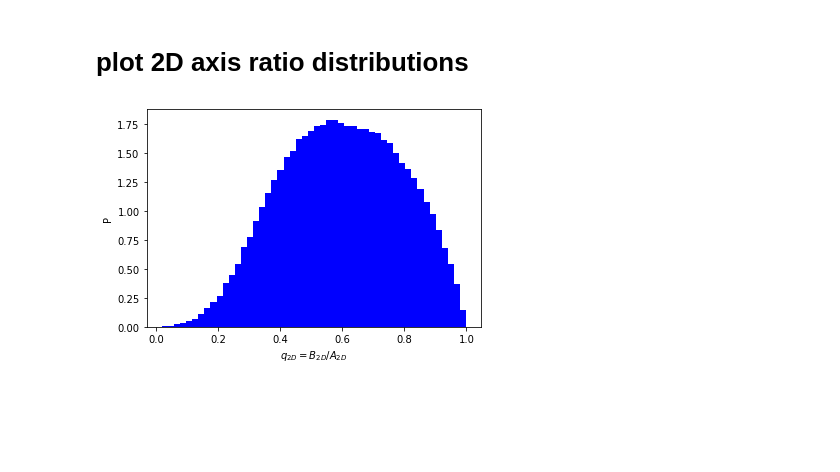
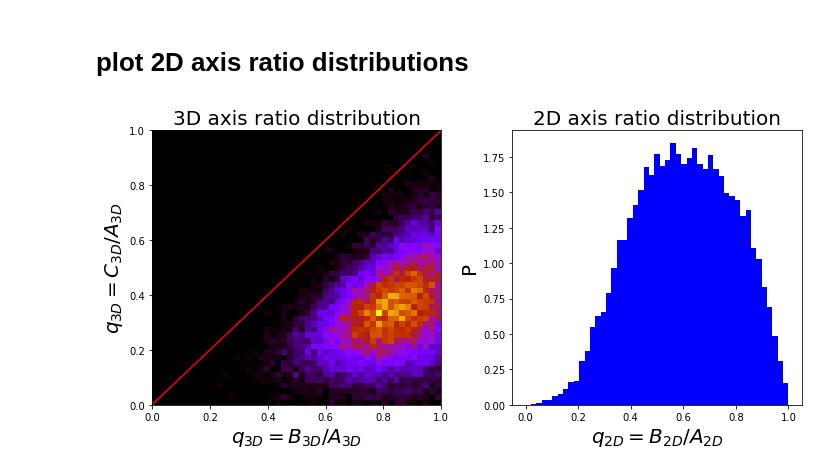
Before and after one commit to kaidhoffmann/genIAL, a Jupyter notebook: make_gal_shapes.ipynb, the cells around one changed output. Saved outputs shown, nothing was run; the diff lists cells and outputs as text; code cells hidden in the pictures; blank space fills up the shorter version.

```diff
--- a/make_gal_shapes.ipynb
+++ b/make_gal_shapes.ipynb
@@ -120,10 +102,29 @@ cat = make_shapes(cat, ia_ur_cut)
 eps_abs = (cat['eps1_gal']**2 + cat['eps2_gal']**2)**0.5
 cat['q_proj'] = (1-eps_abs) / (1+eps_abs)
-# %%
-plt.hist(cat.q_proj, bins=50, density=True, color='b')
-
-plt.xlabel(r'$q_{2D} = B_{2D}/A_{2D}$')
-plt.ylabel('P')
-plt.show()
-# %% [output]
-[figure, removed]
+# %%
+fig, ax = plt.subplots(1,2, figsize=(10,5))
+
+fontsize=20
+
+qbins = np.linspace(0,1,50)
+sbins = qbins
+
+# plot 3D axix ratios
+ax[0].set_title('3D axis ratio distribution', fontsize=fontsize)
+ax[0].hist2d(cat.q_gal, cat.s_gal, bins=[qbins, sbins], density=True, cmap='gnuplot')
+ax[0].set_xlabel(r'$q_{3D} = B_{3D}/A_{3D}$', fontsize=fontsize)
+ax[0].set_ylabel(r'$q_{3D} = C_{3D}/A_{3D}$', fontsize=fontsize)
+
+x = np.linspace(0,1,100)
+ax[0].plot(x,x,c='r')
+
+# plot 2D axix ratios
+ax[1].set_title('2D axis ratio distribution',fontsize=fontsize)
+ax[1].hist(cat.q_proj, bins=qbins, density=True, color='b')
+ax[1].set_xlabel(r'$q_{2D} = B_{2D}/A_{2D}$', fontsize=fontsize)
+ax[1].set_ylabel('P', fontsize=fontsize)
+
+plt.tight_layout()
+plt.show()
+# %% [output]
+[figure, added]
```
Also changed, not shown: parts of 6 cells of this notebook.
